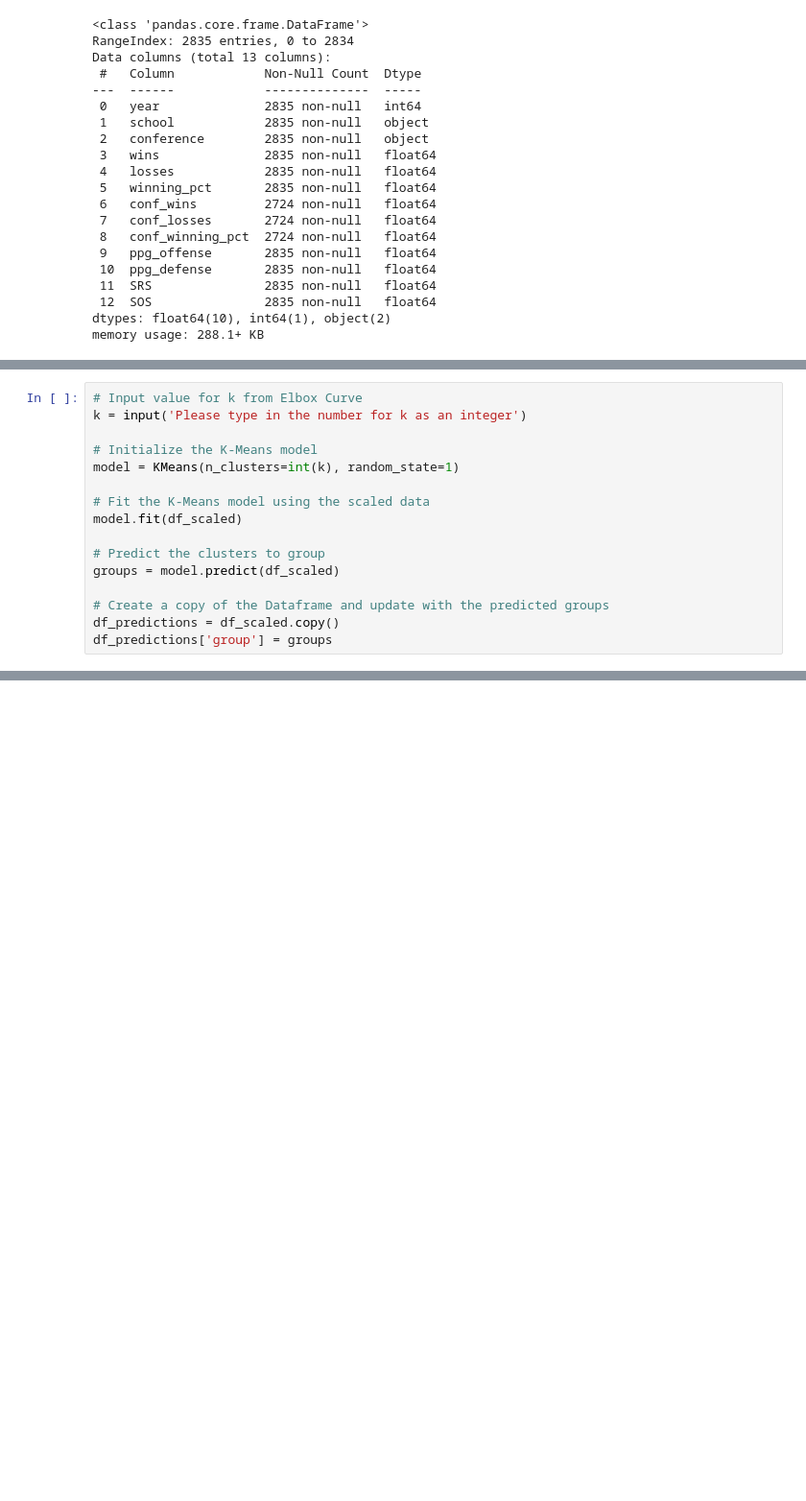
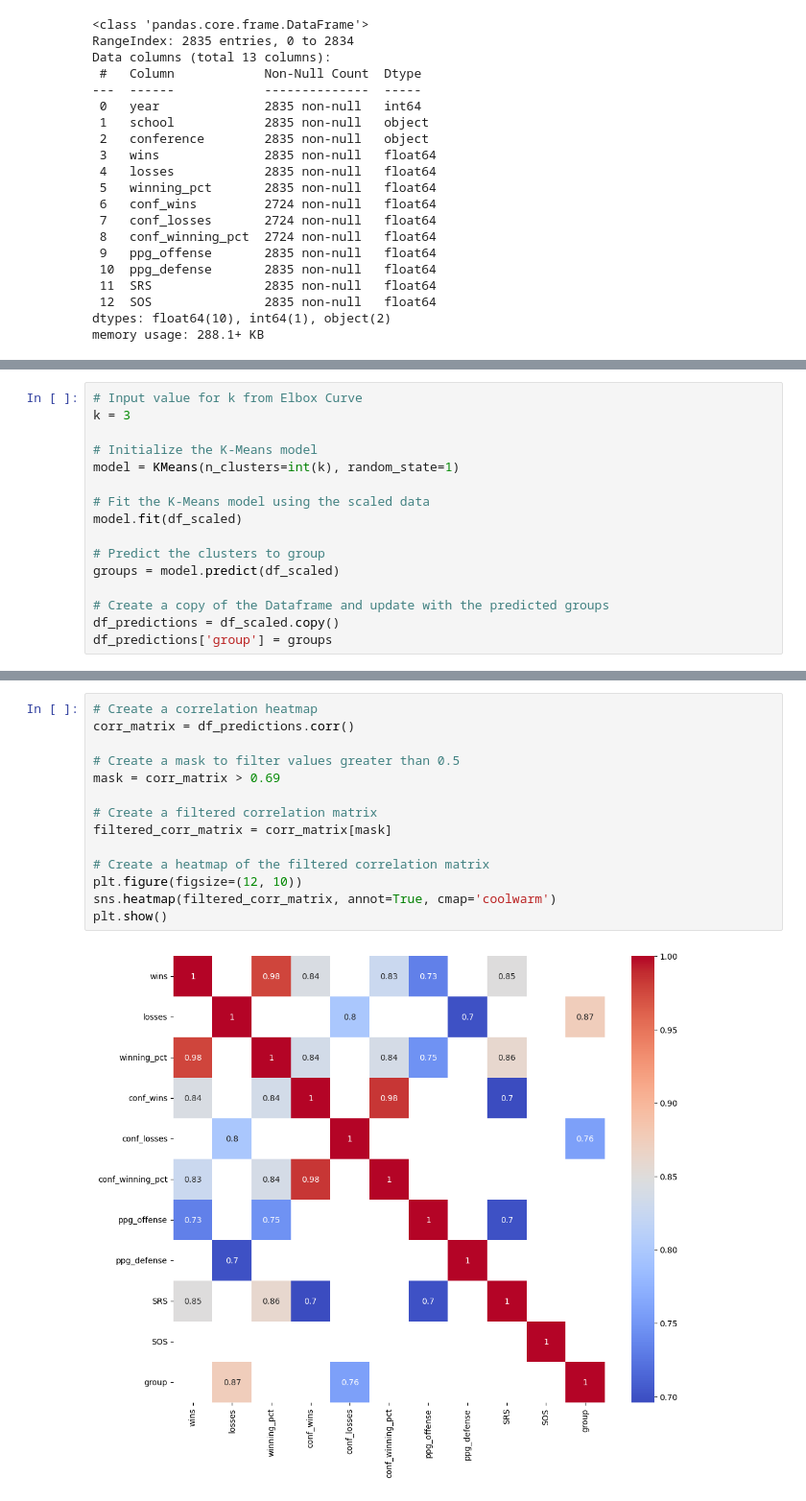
Before and after one commit to grantkerkman/cfb-data-science, a Jupyter notebook: cfb_pca.ipynb, the cells around one changed output, grey strips where cells are left out. Shown at 96% size. Saved outputs shown, nothing was run; the diff lists cells and outputs as text; blank space fills up the shorter version.

```diff
--- a/cfb_pca.ipynb
+++ b/cfb_pca.ipynb
@@ -133,7 +137,7 @@ df_elbow_data.hvplot.line(
 [interactive output not drawn]
 # %%
 # Input value for k from Elbox Curve
-k = input('Please type in the number for k as an integer')
+k = 3
 
 # Initialize the K-Means model
 model = KMeans(n_clusters=int(k), random_state=1)
@@ -187,0 +264,16 @@ final_plot
+# %%
+# Create a correlation heatmap
+corr_matrix = df_predictions.corr()
+
+# Create a mask to filter values greater than 0.5
+mask = corr_matrix > 0.69
+
+# Create a filtered correlation matrix
+filtered_corr_matrix = corr_matrix[mask]
+
+# Create a heatmap of the filtered correlation matrix
+plt.figure(figsize=(12, 10))
+sns.heatmap(filtered_corr_matrix, annot=True, cmap='coolwarm')
+plt.show()
+# %% [output]
+[figure, added]
```
Also changed, not shown: parts of 30 cells of this notebook.
